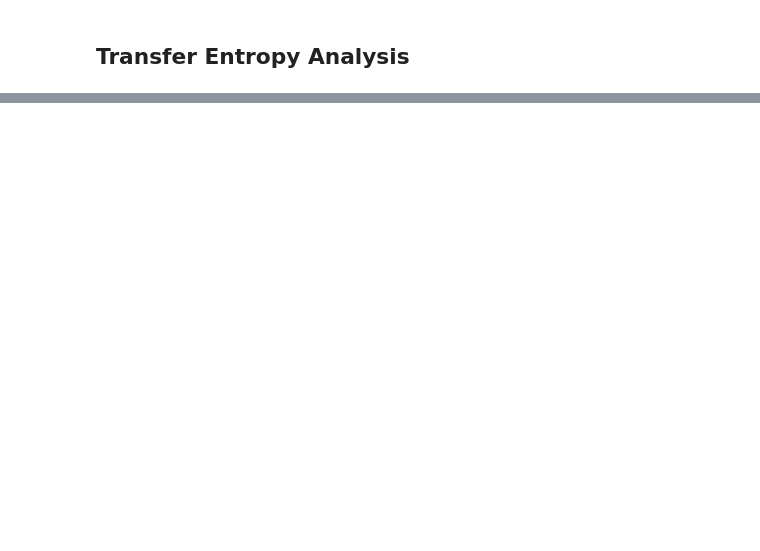
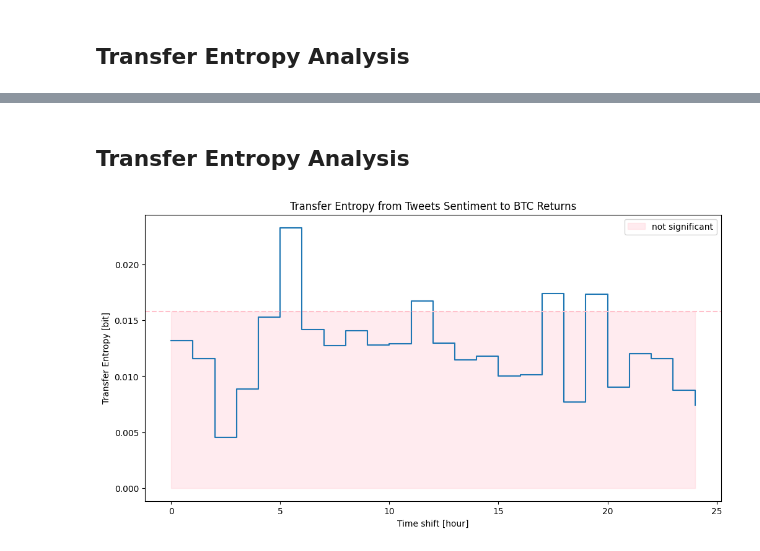
Before and after one commit to paulo-03/bitcoin_twitter, a Jupyter notebook: transfer_entropy.ipynb, the cells around one changed output, grey strips where cells are left out. Drawn from its saved outputs; the diff is of its cells as text; code cells hidden in the pictures; blank space fills up the shorter version.

```diff
--- a/transfer_entropy.ipynb
+++ b/transfer_entropy.ipynb
@@ -59,0 +115,5 @@ TE_computer.plot_transfer_entropy_on_lags(delays=range(0, 200), k=1, moving_aver
+# %%
+tweet_labelizer = TweetsLabelization('clean_data/twitter.parquet')
+btc_labelizer = BtcLabelization('clean_data/btc.parquet')
+# %%
+tweets_labels = tweet_labelizer.labelize(threshold=0.2, granularity='d')
@@ -59,0 +131,2 @@ TE_computer.plot_transfer_entropy_on_lags(delays=range(0, 200), k=1, moving_aver
+# %%
+btc_labels = btc_labelizer.labelize(threshold=0.02, granularity='d')
@@ -59,0 +144,8 @@ TE_computer.plot_transfer_entropy_on_lags(delays=range(0, 200), k=1, moving_aver
+# %% [markdown]
+## Transfer Entropy Analysis
+# %%
+TE_computer = TweetsToBtcTransferEntropy(tweets_labels, btc_labels)
+# %%
+TE_computer.plot_transfer_entropy_on_lags(delays=range(0, 25), k=1, moving_average_window=0)
+# %% [output]
+[figure, added]
```
Also changed, not shown: parts of 10 cells of this notebook, 2 other files.
